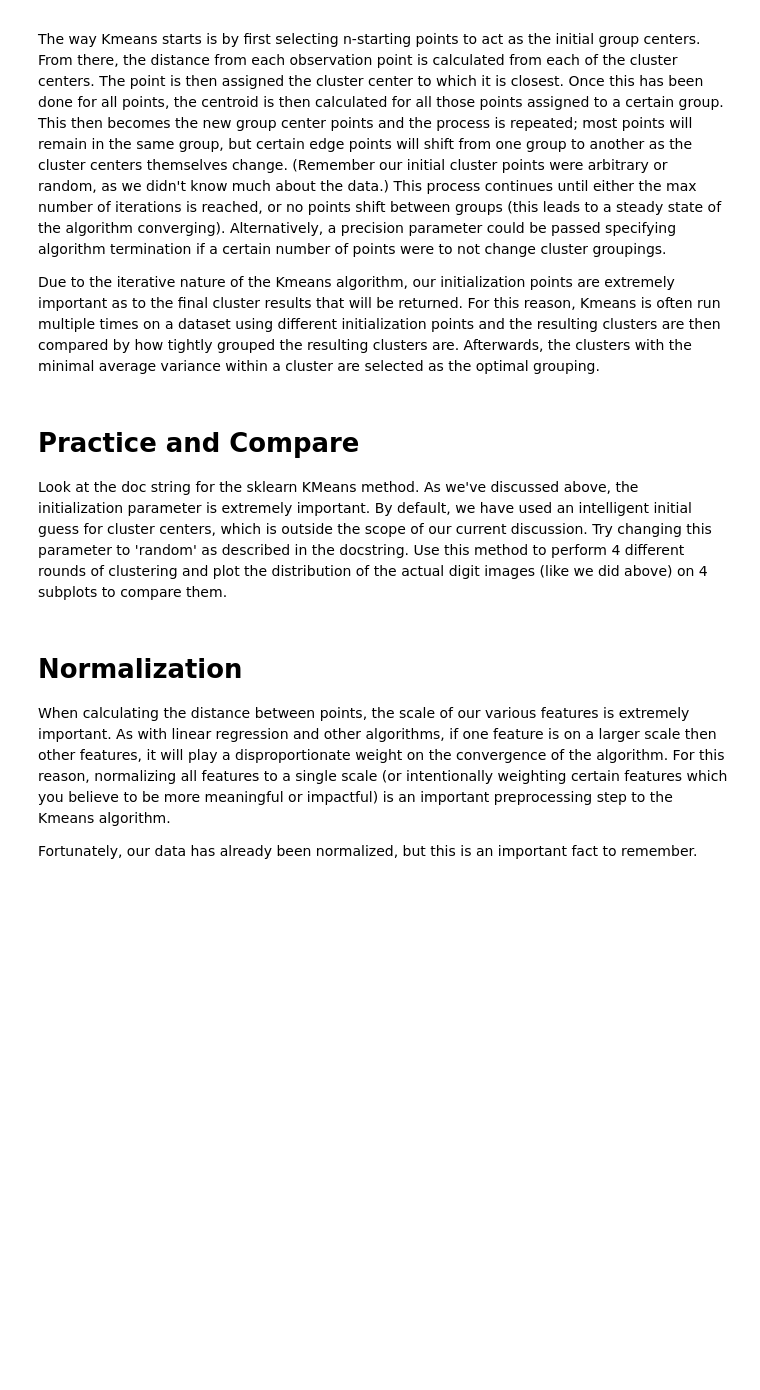
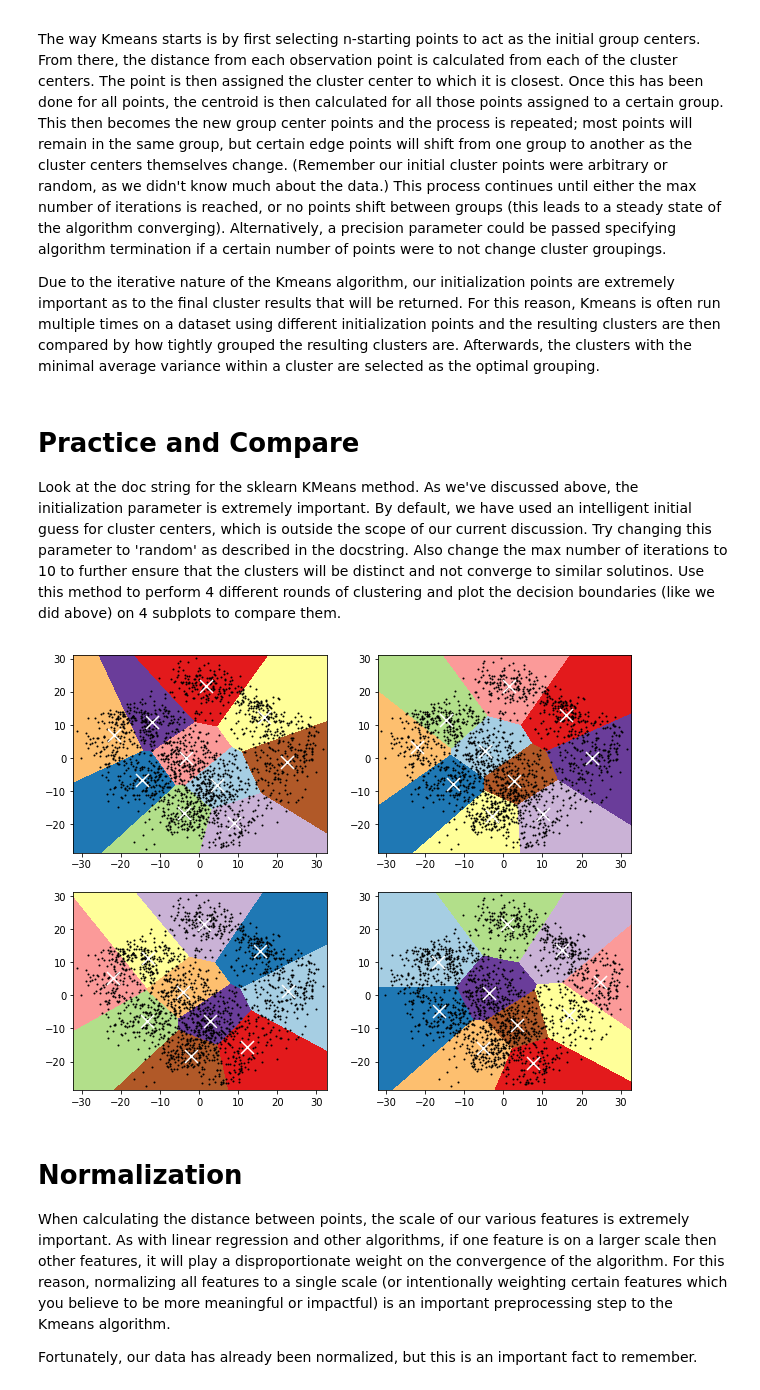
Before and after one commit to yshp57/ds-kmeans-nyc-ds-062518, a Jupyter notebook: index.ipynb, the cells around one changed output. Cells and saved outputs as stored; diff of their text form; code cells hidden in the pictures; blank space fills up the shorter version.

```diff
--- a/index.ipynb
+++ b/index.ipynb
@@ -155,4 +203,4 @@ Due to the iterative nature of the Kmeans algorithm, our initialization points a
 # %% [markdown]
 # Practice and Compare
 
-Look at the doc string for the sklearn KMeans method. As we've discussed above, the initialization parameter is extremely important. By default, we have used an intelligent initial guess for cluster centers, which is outside the scope of our current discussion. Try changing this parameter to 'random' as described in the docstring. Use this method to perform 4 different rounds of clustering and plot the distribution of the actual digit images (like we did above) on 4 subplots to compare them.
+Look at the doc string for the sklearn KMeans method. As we've discussed above, the initialization parameter is extremely important. By default, we have used an intelligent initial guess for cluster centers, which is outside the scope of our current discussion. Try changing this parameter to 'random' as described in the docstring. Also change the max number of iterations to 10 to further ensure that the clusters will be distinct and not converge to similar solutinos. Use this method to perform 4 different rounds of clustering and plot the decision boundaries (like we did above) on 4 subplots to compare them.
@@ -161,3 +207,42 @@ Look at the doc string for the sklearn KMeans method. As we've discussed above,
+# %%
+fig, axes = plt.subplots(2,2, figsize=(10,8))
+for i in range(4):
+
+    # Visualize the results on PCA-reduced data
+    reduced_data = PCA(n_components=2).fit_transform(df[df.columns[:64]])
+    kmeans = KMeans(init='random', n_clusters=10, n_init=10, max_iter=10)
+    kmeans.fit(reduced_data)
+
+    # Step size of the mesh. Decrease to increase the quality of the VQ.
+    h = .02     # point in the mesh [x_min, x_max]x[y_min, y_max].
+
+    # Plot the decision boundary. For that, we will assign a color to each
+    x_min, x_max = reduced_data[:, 0].min() - 1, reduced_data[:, 0].max() + 1
+    y_min, y_max = reduced_data[:, 1].min() - 1, reduced_data[:, 1].max() + 1
+    xx, yy = np.meshgrid(np.arange(x_min, x_max, h), np.arange(y_min, y_max, h))
+
+    # Obtain labels for each point in mesh. Use last trained model.
+    Z = kmeans.predict(np.c_[xx.ravel(), yy.ravel()])
+
+    # Put the result into a color plot
+    Z = Z.reshape(xx.shape)
+
+    ax = axes[i//2][i%2]
+
+    ax.imshow(Z, interpolation='nearest',
+              extent=(xx.min(), xx.max(), yy.min(), yy.max()),
+               cmap=plt.cm.Paired,
+               aspect='auto', origin='lower')
+    ax.plot(reduced_data[:, 0], reduced_data[:, 1], 'k.', markersize=2)
+    # Plot the centroids as a white X
+    centroids = kmeans.cluster_centers_
+    ax.scatter(centroids[:, 0], centroids[:, 1],
+                marker='x', s=169, linewidths=3,
+                color='w', zorder=10)
+
+plt.show()
+# %% [output]
+[figure, added]
 # %% [markdown]
 # Normalization
 When calculating the distance between points, the scale of our various features is extremely important. As with linear regression and other algorithms, if one feature is on a larger scale then other features, it will play a disproportionate weight on the convergence of the algorithm. For this reason, normalizing all features to a single scale (or intentionally weighting certain features which you believe to be more meaningful or impactful) is an important preprocessing step to the Kmeans algorithm.
```
Also changed, not shown: parts of 8 cells of this notebook.
